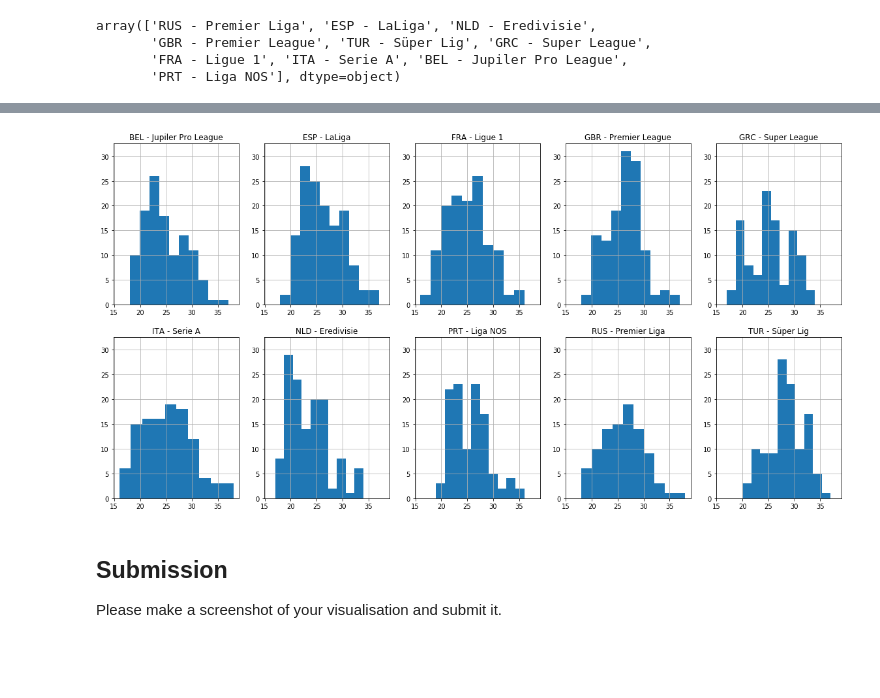
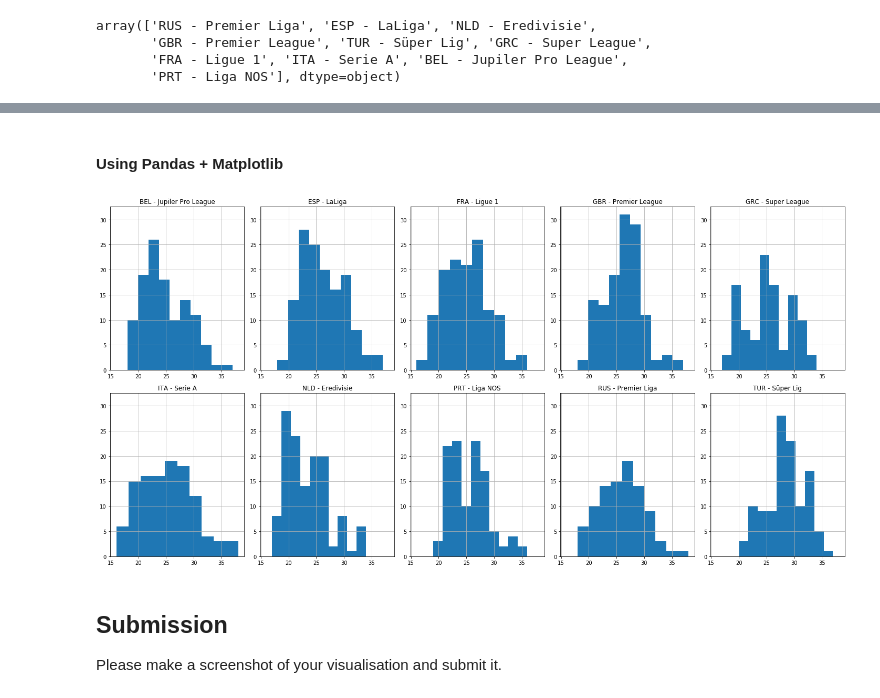
Before and after one commit to keckelt/Python-Small-Multiples, a Jupyter notebook: solution.ipynb, the cells around one changed output, grey strips where cells are left out. Saved outputs shown, nothing was run; the diff lists cells and outputs as text; code cells hidden in the pictures; blank space fills up the shorter version.

Commit message:
Add second method for small multiples with matplotlib

```diff
--- a/solution.ipynb
+++ b/solution.ipynb
@@ -37,0 +66,13 @@ array(['RUS - Premier Liga', 'ESP - LaLiga', 'NLD - Eredivisie',
+# %%
+fig, ax = plt.subplots(2, 5, figsize=(20,10), sharex=True, sharey=True)
+
+plot_no = 0  # index for subplots
+
+for league, selection in df.groupby('current_league'):  # Group the data by league and iterate over groups
+    ax.flatten()[plot_no].hist(selection['age'])
+    ax.flatten()[plot_no].set(xlabel='Age',
+                               ylabel='Count',
+                               title=league)
+    plot_no = plot_no + 1
+
+plt.tight_layout()
@@ -38,26 +81,28 @@ array(['RUS - Premier Liga', 'ESP - LaLiga', 'NLD - Eredivisie',
+# %% [markdown]
+#### Using Pandas + Matplotlib
 # %%
 plt.figure(figsize=(20,10))  # Larger than default
 plot_no = 1  # index for subplots
 axes = []  # to store the subplot axes
 
 for league, selection in df.groupby('current_league'):  # Group the data by league and iterate over groups
     ax = plt.subplot(2, 5, plot_no); # 2 rows, 5 columns
     selection['age'].hist();
     ax.set_title(league);
     axes.append(ax);
     plot_no = plot_no + 1
 
 # Make sure that the plots share x & y axis so that the histograms are comparable!
 axes[0].get_shared_x_axes().join(*axes)
 axes[0].get_shared_y_axes().join(*axes)
 
 # Update the scales
 for ax in axes:
     ax.autoscale();
 
-plt.show()
+plt.tight_layout()
 # %% [output]
-[figure, old version]
+[figure, new version]
 # %% [markdown]
 
 ## Submission
```
Also changed, not shown: parts of 5 cells of this notebook.
